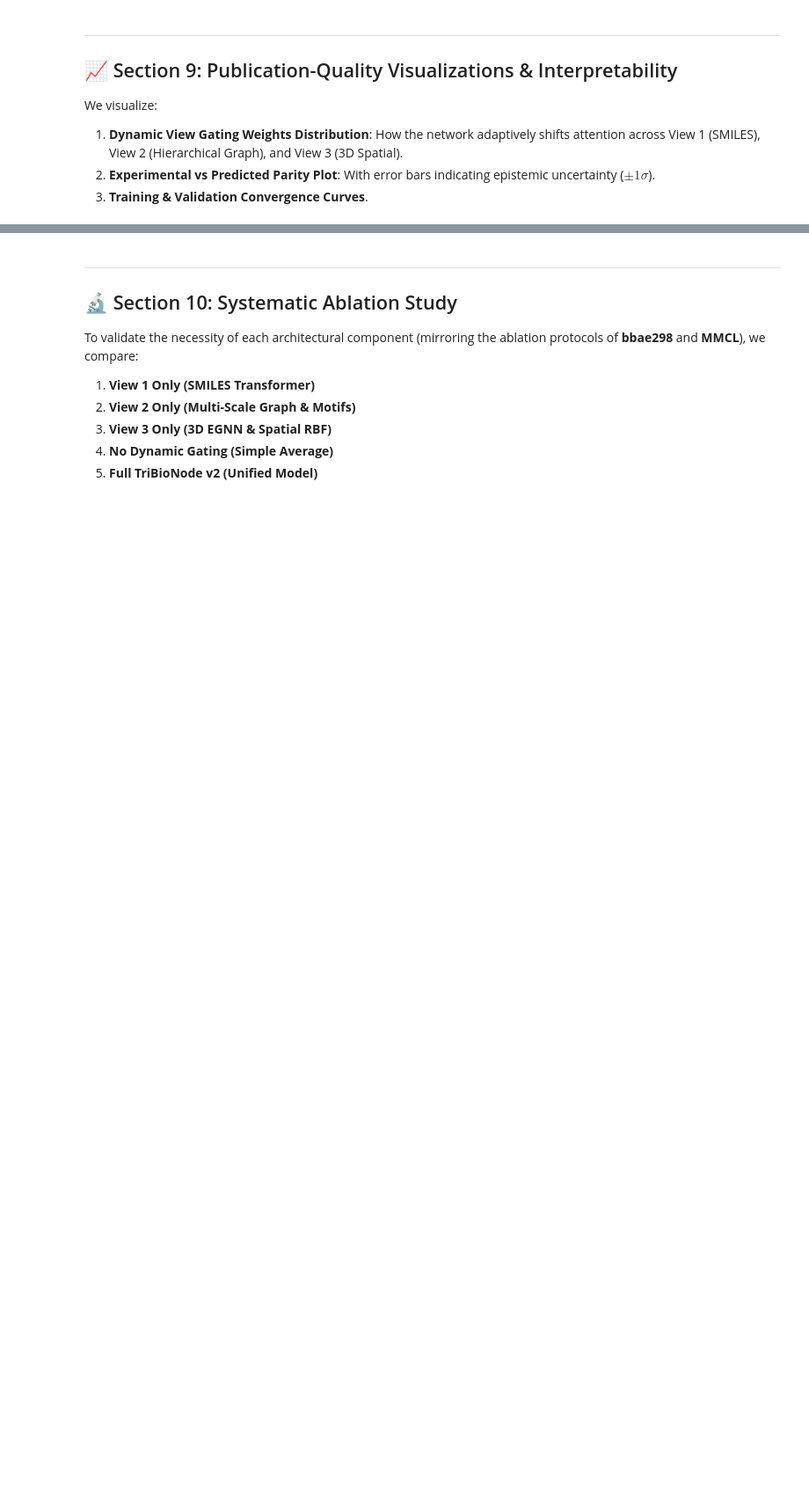
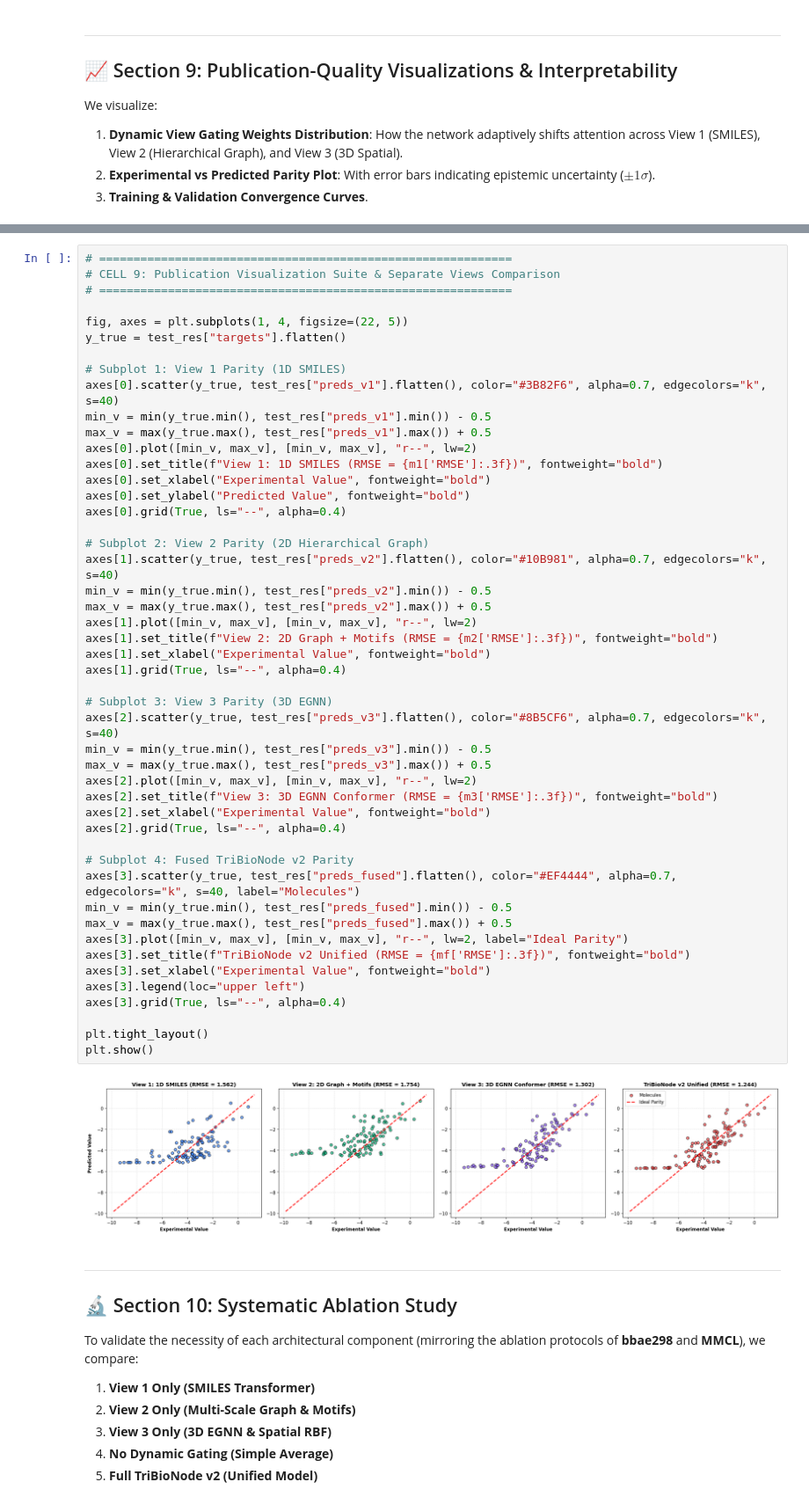
Before and after one commit to fksifat/ADD_thesis, a Jupyter notebook: 02_Train_TriBioNode_MultiView_Architecture.ipynb, the cells around one changed output, grey strips where cells are left out. Shown at 88% size. Drawn from its saved outputs; the diff is of its cells as text; blank space fills up the shorter version.

```diff
--- a/02_Train_TriBioNode_MultiView_Architecture.ipynb
+++ b/02_Train_TriBioNode_MultiView_Architecture.ipynb
@@ -947,3 +1001,53 @@ plt.show()
+# %%
+# ============================================================
+# CELL 9: Publication Visualization Suite & Separate Views Comparison
+# ============================================================
+
+fig, axes = plt.subplots(1, 4, figsize=(22, 5))
+y_true = test_res["targets"].flatten()
+
+# Subplot 1: View 1 Parity (1D SMILES)
+axes[0].scatter(y_true, test_res["preds_v1"].flatten(), color="#3B82F6", alpha=0.7, edgecolors="k", s=40)
+min_v = min(y_true.min(), test_res["preds_v1"].min()) - 0.5
+max_v = max(y_true.max(), test_res["preds_v1"].max()) + 0.5
+axes[0].plot([min_v, max_v], [min_v, max_v], "r--", lw=2)
+axes[0].set_title(f"View 1: 1D SMILES (RMSE = {m1['RMSE']:.3f})", fontweight="bold")
+axes[0].set_xlabel("Experimental Value", fontweight="bold")
+axes[0].set_ylabel("Predicted Value", fontweight="bold")
+axes[0].grid(True, ls="--", alpha=0.4)
+
+# Subplot 2: View 2 Parity (2D Hierarchical Graph)
+axes[1].scatter(y_true, test_res["preds_v2"].flatten(), color="#10B981", alpha=0.7, edgecolors="k", s=40)
+min_v = min(y_true.min(), test_res["preds_v2"].min()) - 0.5
+max_v = max(y_true.max(), test_res["preds_v2"].max()) + 0.5
+axes[1].plot([min_v, max_v], [min_v, max_v], "r--", lw=2)
+axes[1].set_title(f"View 2: 2D Graph + Motifs (RMSE = {m2['RMSE']:.3f})", fontweight="bold")
+axes[1].set_xlabel("Experimental Value", fontweight="bold")
+axes[1].grid(True, ls="--", alpha=0.4)
+
+# Subplot 3: View 3 Parity (3D EGNN)
+axes[2].scatter(y_true, test_res["preds_v3"].flatten(), color="#8B5CF6", alpha=0.7, edgecolors="k", s=40)
+min_v = min(y_true.min(), test_res["preds_v3"].min()) - 0.5
+max_v = max(y_true.max(), test_res["preds_v3"].max()) + 0.5
+axes[2].plot([min_v, max_v], [min_v, max_v], "r--", lw=2)
+axes[2].set_title(f"View 3: 3D EGNN Conformer (RMSE = {m3['RMSE']:.3f})", fontweight="bold")
+axes[2].set_xlabel("Experimental Value", fontweight="bold")
+axes[2].grid(True, ls="--", alpha=0.4)
+
+# Subplot 4: Fused TriBioNode v2 Parity
+axes[3].scatter(y_true, test_res["preds_fused"].flatten(), color="#EF4444", alpha=0.7, edgecolors="k", s=40, label="Molecules")
+min_v = min(y_true.min(), test_res["preds_fused"].min()) - 0.5
+max_v = max(y_true.max(), test_res["preds_fused"].max()) + 0.5
+axes[3].plot([min_v, max_v], [min_v, max_v], "r--", lw=2, label="Ideal Parity")
+axes[3].set_title(f"TriBioNode v2 Unified (RMSE = {mf['RMSE']:.3f})", fontweight="bold")
+axes[3].set_xlabel("Experimental Value", fontweight="bold")
+axes[3].legend(loc="upper left")
+axes[3].grid(True, ls="--", alpha=0.4)
+
+plt.tight_layout()
+plt.show()
+# %% [output]
+[figure, added]
 # %% [markdown]
 ---
 ## 🔬 Section 10: Systematic Ablation Study
```
Also changed, not shown: parts of 7 cells of this notebook, 7 other files.
